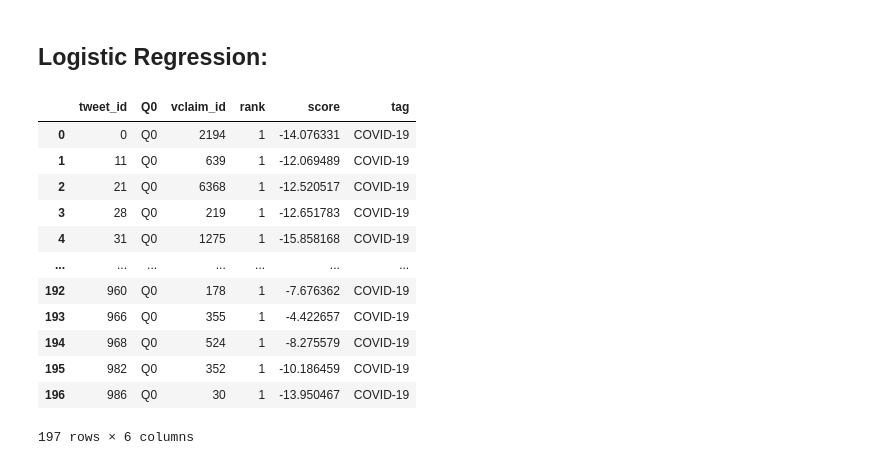
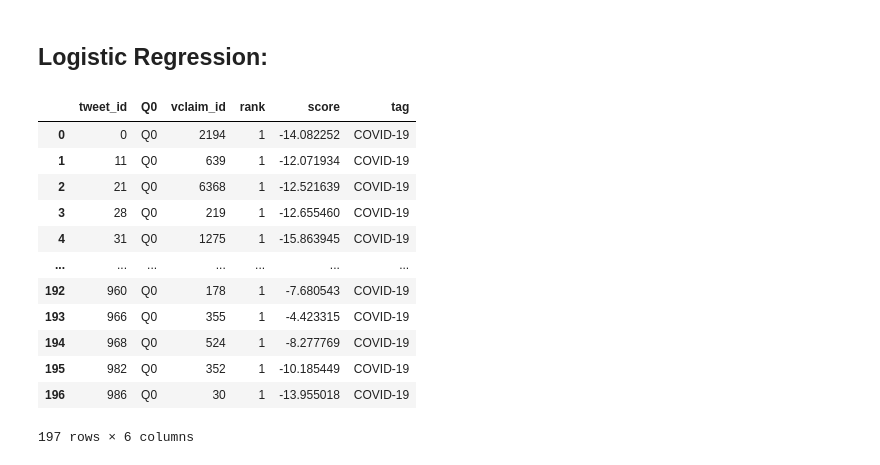
Before and after one commit to SheffieldGolf/task-2, a Jupyter notebook: golf_system_2.ipynb, the cells around one changed output. Cells and saved outputs as stored; diff of their text form; code cells hidden in the pictures.

Commit message:
Add test dataset result

```diff
--- a/golf_system_2.ipynb
+++ b/golf_system_2.ipynb
@@ -225,6 +246,9 @@ bm25_tvt_te = compute_bm25(tokenized_tweets_te, tokenized_vclaims_titles)
 df_bm25_tvc_tr = pd.DataFrame.from_dict(bm25_tvc_tr, orient='index')
 df_bm25_tvt_tr = pd.DataFrame.from_dict(bm25_tvt_tr, orient='index')
 
+df_bm25_tvc_dev = pd.DataFrame.from_dict(bm25_tvc_dev, orient='index')
+df_bm25_tvt_dev = pd.DataFrame.from_dict(bm25_tvt_dev, orient='index')
+
 df_bm25_tvc_te = pd.DataFrame.from_dict(bm25_tvc_te, orient='index')
 df_bm25_tvt_te = pd.DataFrame.from_dict(bm25_tvt_te, orient='index')
 # %% [markdown]
@@ -283,12 +323,13 @@ data_te['label'] = data_te_labels
 ## Logistic Regression:
 # %%
 X_tr, y_tr = data_tr[['cs_tvc', 'cs_tvt', 'bm25_tvc', 'bm25_tvt']].values, data_tr['label'].values
-X_te, y_te = data_te[['cs_tvc', 'cs_tvt', 'bm25_tvc', 'bm25_tvt']].values, data_te['label'].values
+X_dev, y_dev = data_dev[['cs_tvc', 'cs_tvt', 'bm25_tvc', 'bm25_tvt']].values, data_dev['label'].values
+X_te = data_te[['cs_tvc', 'cs_tvt', 'bm25_tvc', 'bm25_tvt']].values
 # %%
 # computing class weights to handle data imbalance
 class_weight = {}
-for label in set(y_te):
-    class_weight[label] = np.sum(y_te == label)
+for label in set(y_tr):
+    class_weight[label] = np.sum(y_tr == label)
 # %%
 from sklearn.linear_model import LogisticRegression
 
@@ -303,26 +337,34 @@ result_score['score'] = score
 # %%
-result = pd.DataFrame(columns=['tweet_id', 'Q0', 'vclaim_id', 'rank', 'score', 'tag'])
+# generating result for dev data set
+score_dev = np.sum(X_dev * clf.coef_, axis=1) + clf.intercept_
 
-tid = list(result_score.groupby(by='tid').groups.keys())
+result_dev_score = pd.DataFrame(columns=['tid','vid', 'score'])
+result_dev_score['tid'] = data_dev['tid']
+result_dev_score['vid'] = data_dev['vid']
+result_dev_score['score'] = score_dev
+
+result_dev = pd.DataFrame(columns=['tweet_id', 'Q0', 'vclaim_id', 'rank', 'score', 'tag'])
+
+tid = list(result_dev_score.groupby(by='tid').groups.keys())
 for i in tid:
-    idx = result_score[result_score['tid'] == i]['score'].idxmax()
-    inf = result_score.iloc[idx]
-    result = result.append({'tweet_id':int(inf[0]), 'Q0':'Q0', 'vclaim_id':int(inf[1]),
-                            'rank':1, 'score':inf[2], 'tag': 'COVID-19'}, ignore_index=True)
+    idx = result_dev_score[result_dev_score['tid'] == i]['score'].idxmax()
+    inf = result_dev_score.iloc[idx]
+    result_dev = result_dev.append({'tweet_id':int(inf[0]), 'Q0':'Q0', 'vclaim_id':int(inf[1]),
+                                    'rank':1, 'score':inf[2], 'tag': 'COVID-19'}, ignore_index=True)
-# %%
-result
-# %% [output]
-|  | tweet_id | Q0 | vclaim_id | rank | score | tag |
-| 0 | 0 | Q0 | 2194 | 1 | -14.076331 | COVID-19 |
-| 1 | 11 | Q0 | 639 | 1 | -12.069489 | COVID-19 |
-| 2 | 21 | Q0 | 6368 | 1 | -12.520517 | COVID-19 |
-| 3 | 28 | Q0 | 219 | 1 | -12.651783 | COVID-19 |
-| 4 | 31 | Q0 | 1275 | 1 | -15.858168 | COVID-19 |
-| ... | ... | ... | ... | ... | ... | ... |
-| 192 | 960 | Q0 | 178 | 1 | -7.676362 | COVID-19 |
-| 193 | 966 | Q0 | 355 | 1 | -4.422657 | COVID-19 |
-| 194 | 968 | Q0 | 524 | 1 | -8.275579 | COVID-19 |
-| 195 | 982 | Q0 | 352 | 1 | -10.186459 | COVID-19 |
-| 196 | 986 | Q0 | 30 | 1 | -13.950467 | COVID-19 |
-197 rows × 6 columns
+# %%
+result_dev
+# %% [output]
+|  | tweet_id | Q0 | vclaim_id | rank | score | tag |
+| 0 | 0 | Q0 | 2194 | 1 | -14.082252 | COVID-19 |
+| 1 | 11 | Q0 | 639 | 1 | -12.071934 | COVID-19 |
+| 2 | 21 | Q0 | 6368 | 1 | -12.521639 | COVID-19 |
+| 3 | 28 | Q0 | 219 | 1 | -12.655460 | COVID-19 |
+| 4 | 31 | Q0 | 1275 | 1 | -15.863945 | COVID-19 |
+| ... | ... | ... | ... | ... | ... | ... |
+| 192 | 960 | Q0 | 178 | 1 | -7.680543 | COVID-19 |
+| 193 | 966 | Q0 | 355 | 1 | -4.423315 | COVID-19 |
+| 194 | 968 | Q0 | 524 | 1 | -8.277769 | COVID-19 |
+| 195 | 982 | Q0 | 352 | 1 | -10.185449 | COVID-19 |
+| 196 | 986 | Q0 | 30 | 1 | -13.955018 | COVID-19 |
+197 rows × 6 columns
 # %%
```
Also changed, not shown: parts of 16 cells of this notebook, 12 other files.
